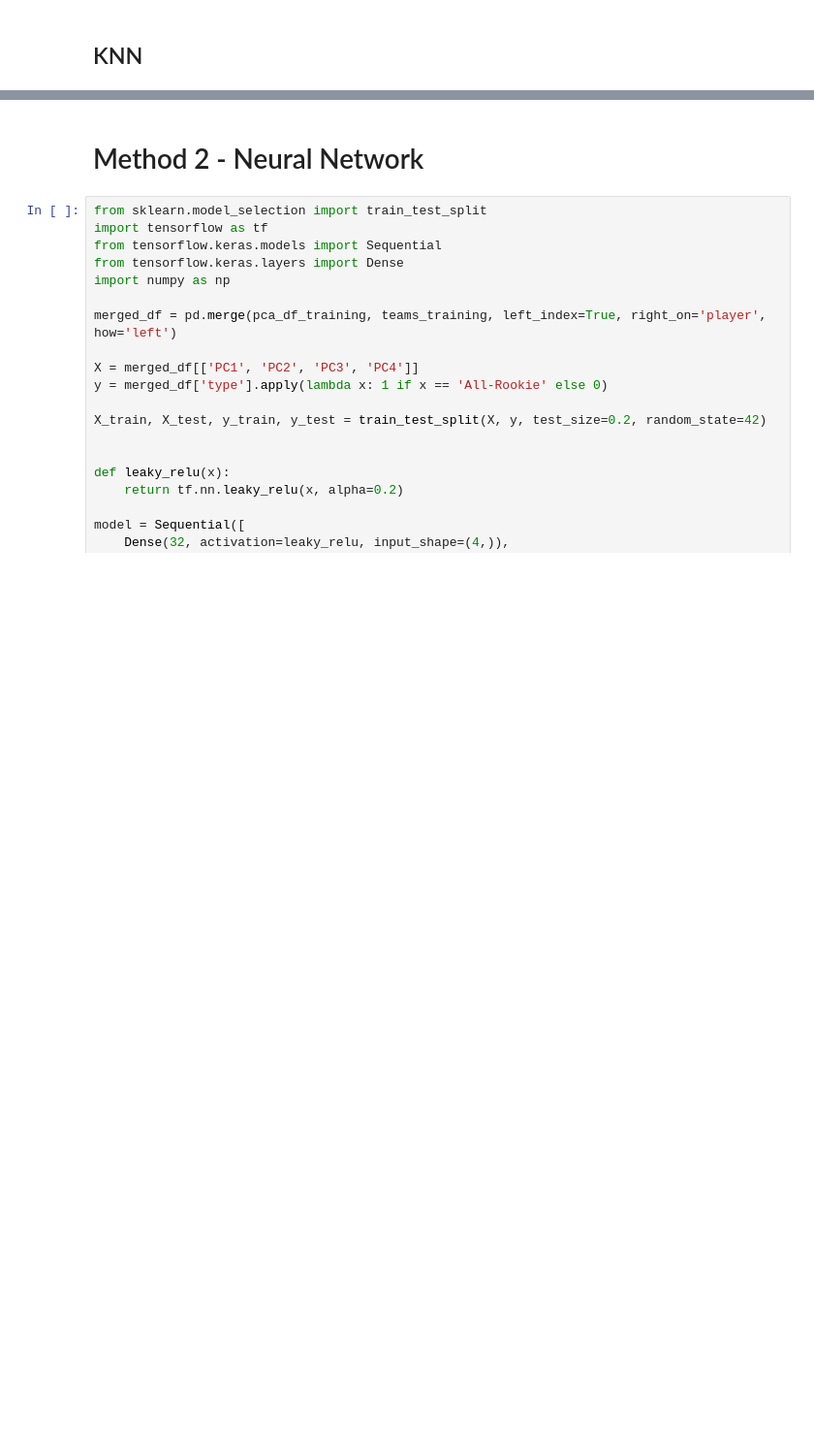
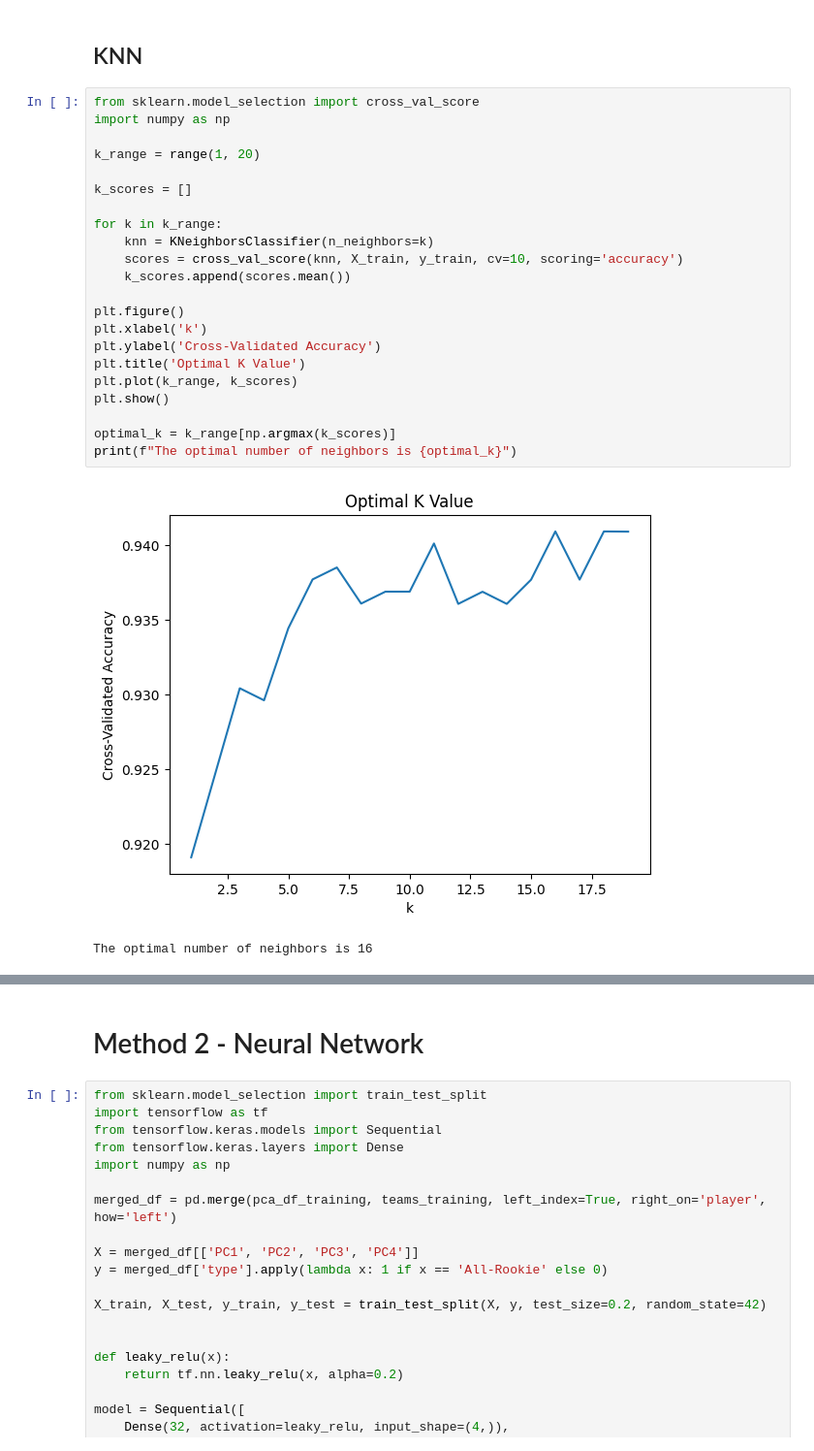
Before and after one commit to Matthew4335/MLProject, a Jupyter notebook: ProjectCode/projectcode-checkpoint.ipynb, the cells around one changed output, grey strips where cells are left out. Shown at 97% size. Drawn from its saved outputs; the diff is of its cells as text; blank space fills up the shorter version.

```diff
--- a/ProjectCode/projectcode-checkpoint.ipynb
+++ b/ProjectCode/projectcode-checkpoint.ipynb
@@ -718,5 +735,30 @@ Percentage of correct predictions among the predicted players: 80.0
 # %% [markdown]
 ## KNN
+# %%
+from sklearn.model_selection import cross_val_score
+import numpy as np
+
+k_range = range(1, 20)
+
+k_scores = []
+
+for k in k_range:
+    knn = KNeighborsClassifier(n_neighbors=k)
+    scores = cross_val_score(knn, X_train, y_train, cv=10, scoring='accuracy')
+    k_scores.append(scores.mean())
+
+plt.figure()
+plt.xlabel('k')
+plt.ylabel('Cross-Validated Accuracy')
+plt.title('Optimal K Value')
+plt.plot(k_range, k_scores)
+plt.show()
+
+optimal_k = k_range[np.argmax(k_scores)]
+print(f"The optimal number of neighbors is {optimal_k}")
+# %% [output]
+[figure, added]
+The optimal number of neighbors is 16
 # %%
 from sklearn.neighbors import KNeighborsClassifier
 
```
Also changed, not shown: parts of 20 cells of this notebook.
